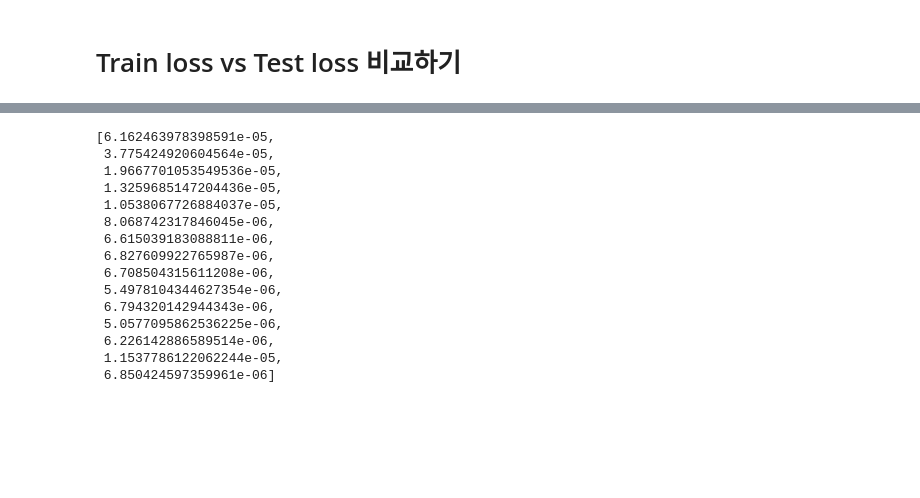
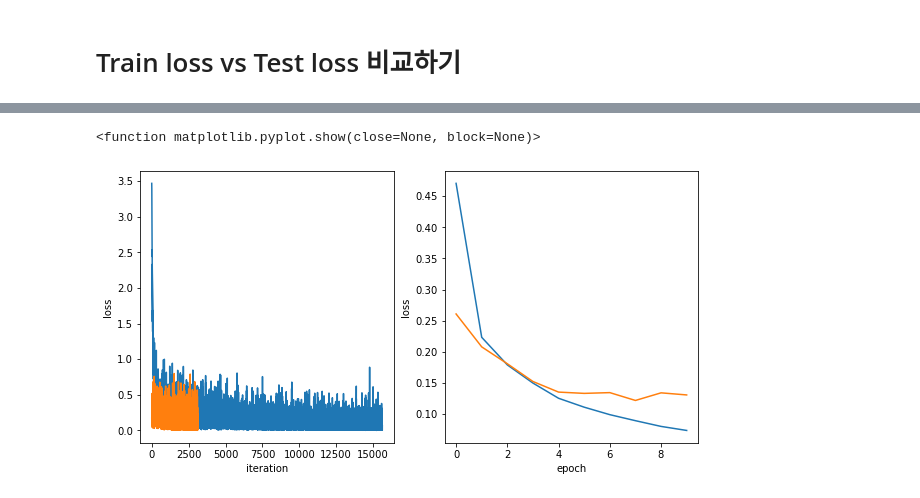
Before and after one commit to Jeong-JaeYoon/Pytorch_basic, a Jupyter notebook: mentoring.ipynb, the cells around one changed output, grey strips where cells are left out. Drawn from its saved outputs; the diff is of its cells as text; code cells hidden in the pictures; blank space fills up the shorter version.

```diff
--- a/mentoring.ipynb
+++ b/mentoring.ipynb
@@ -283,18 +305,14 @@ epoch:  14 cost:  7.574075425509363e-06
-# %%
-base_train_loss
-# %% [output]
-[6.162463978398591e-05,
- 3.775424920604564e-05,
- 1.9667701053549536e-05,
- 1.3259685147204436e-05,
- 1.0538067726884037e-05,
- 8.068742317846045e-06,
- 6.615039183088811e-06,
- 6.827609922765987e-06,
- 6.708504315611208e-06,
- 5.4978104344627354e-06,
- 6.794320142944343e-06,
- 5.0577095862536225e-06,
- 6.226142886589514e-06,
- 1.1537786122062244e-05,
- 6.850424597359961e-06]
+# %%
+plt.figure(figsize=(10,5))
+plt.subplot(1,2,1)
+plt.xlabel('iteration')
+plt.ylabel('loss')
+plt.plot(range(len(train_loader)*10), base_train_iteration_loss, range(len(val_loader)*10), base_valid_iteration_loss)
+plt.subplot(1,2,2)
+plt.xlabel('epoch')
+plt.ylabel('loss')
+plt.plot(range(10), base_train_epoch_loss, range(10), base_valid_epoch_loss)
+plt.show
+# %% [output]
+<function matplotlib.pyplot.show(close=None, block=None)>
+[figure, added]
```
Also changed, not shown: parts of 14 cells of this notebook.
